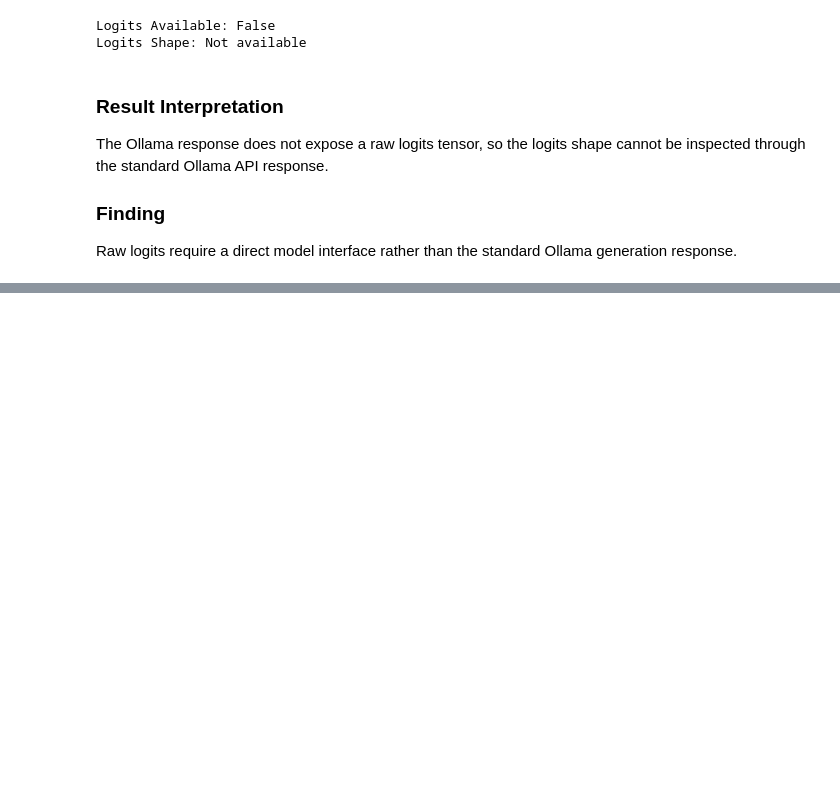
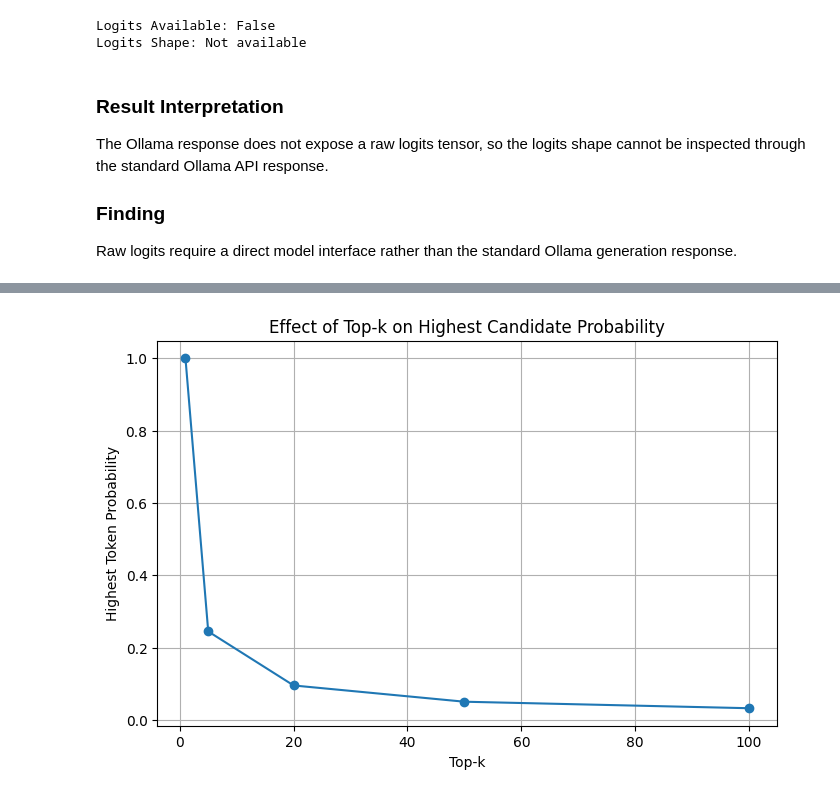
Before and after one commit to morsycoo/Local-AI-Assistant, a Jupyter notebook: notebooks/02_real_generation_and_decoding.ipynb, the cells around one changed output, grey strips where cells are left out. Saved outputs shown, nothing was run; the diff lists cells and outputs as text; code cells hidden in the pictures; blank space fills up the shorter version.

```diff
--- a/notebooks/02_real_generation_and_decoding.ipynb
+++ b/notebooks/02_real_generation_and_decoding.ipynb
@@ -551,0 +2040,18 @@ Raw logits require a direct model interface rather than the standard Ollama gene
+# %%
+import matplotlib.pyplot as plt
+
+top_k_values = [1, 5, 20, 50, 100]
+highest_probabilities = [1.000000, 0.244920, 0.095629, 0.050730, 0.032746]
+
+plt.figure(figsize=(8, 5))
+
+plt.plot(top_k_values, highest_probabilities, marker="o")
+
+plt.xlabel("Top-k")
+plt.ylabel("Highest Token Probability")
+plt.title("Effect of Top-k on Highest Candidate Probability")
+plt.grid(True)
+
+plt.show()
+# %% [output]
+[figure, added]
```
Also changed, not shown: parts of 101 cells of this notebook, 1 other file.
